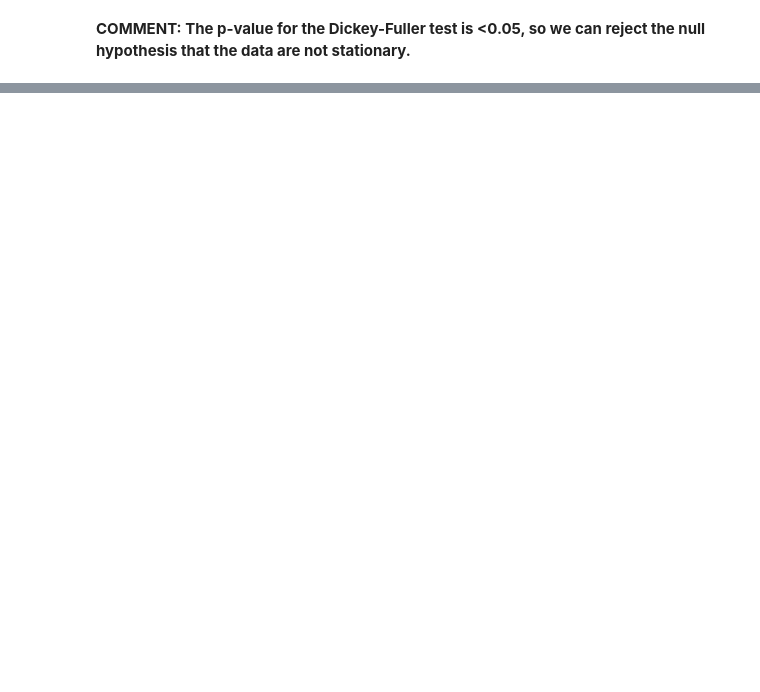
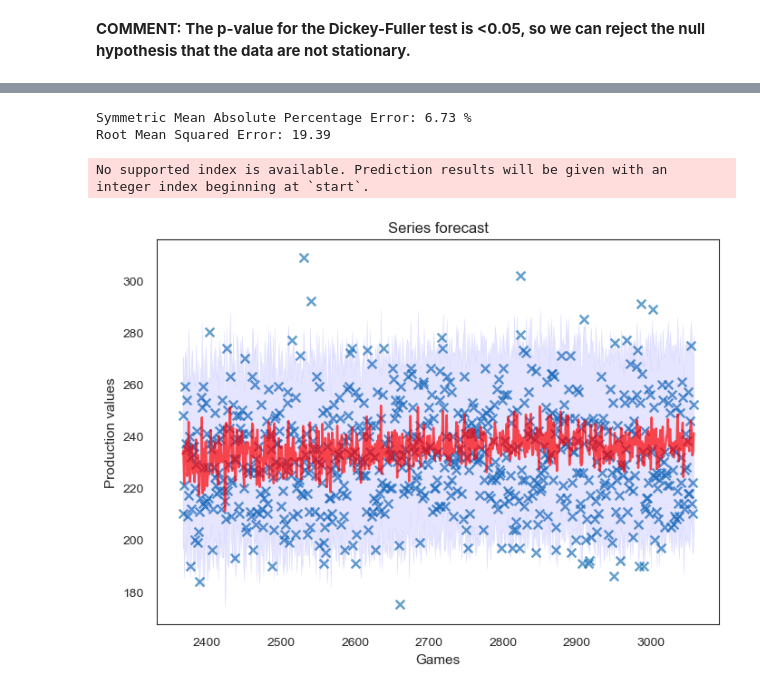
Before and after one commit to stevenworthington/sports_betting, a Jupyter notebook: code/models_ml/07_ARIMAX_BoxScores.ipynb, the cells around one changed output, grey strips where cells are left out. Saved outputs shown, nothing was run; the diff lists cells and outputs as text; code cells hidden in the pictures; blank space fills up the shorter version.

```diff
--- a/code/models_ml/07_ARIMAX_BoxScores.ipynb
+++ b/code/models_ml/07_ARIMAX_BoxScores.ipynb
@@ -523,2 +560,32 @@ SARIMAX Results
 Warnings:
 [1] Covariance matrix calculated using the outer product of gradients (complex-step).
+# %%
+# forecast mean (mu) and CI 27 months into the future
+mu_forecast, mu_conf_int = model1.predict(
+    n_periods=y_test.shape[0],
+    X=X_test,
+    return_conf_int=True
+)
+
+# SMAPE
+print("Symmetric Mean Absolute Percentage Error:", round(smape(y_test, mu_forecast), 2), "%")
+# RMSE
+print("Root Mean Squared Error:", round(mean_squared_error(y_test, mu_forecast, squared=False), 2))
+# %% [output]
+Symmetric Mean Absolute Percentage Error: 6.73 %
+Root Mean Squared Error: 19.39
+No supported index is available. Prediction results will be given with an integer index beginning at `start`.
+# %%
+# plot forecast (blue=train, red=forecast)
+x_axis = np.arange(pts_scaled_df['TOTAL_PTS'].shape[0])
+#plt.plot(x_axis[:y_train.shape[0]], y_train, c='blue', alpha=0.7)
+plt.plot(x_axis[y_train.shape[0]:], mu_forecast, c='red', alpha=0.7) # forecast
+plt.scatter(x_axis[y_train.shape[0]:], y_test, alpha=0.7, marker='x') # test data
+plt.fill_between(x_axis[-mu_forecast.shape[0]:], mu_conf_int[:, 0], mu_conf_int[:, 1],
+                 alpha=0.1, color='blue')
+plt.title('Series forecast')
+plt.xlabel('Games')
+plt.ylabel('Production values')
+plt.show();
+# %% [output]
+[figure, added]
```
Also changed, not shown: parts of 10 cells of this notebook.
